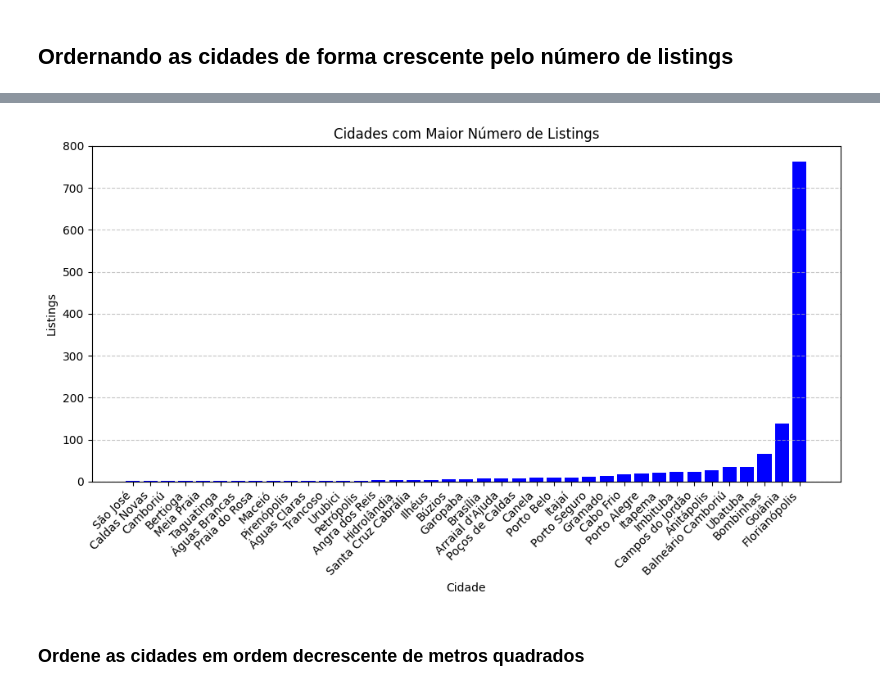
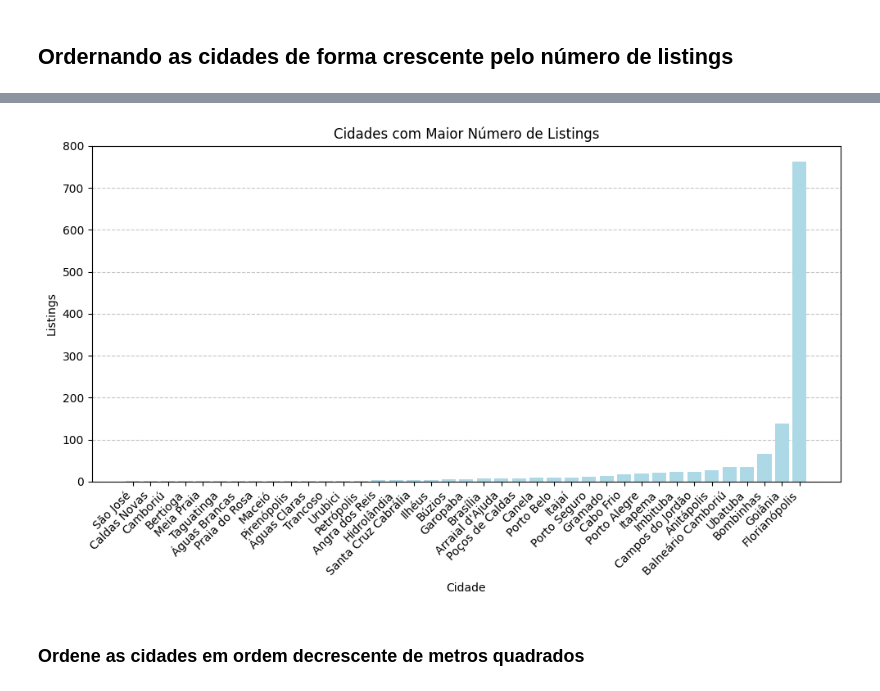
Before and after one commit to JoaoADAP/seazone-data-challenge, a Jupyter notebook: seazone-data-challenge.ipynb, the cells around one changed output, grey strips where cells are left out. Drawn from its saved outputs; the diff is of its cells as text; code cells hidden in the pictures.

```diff
--- a/seazone-data-challenge.ipynb
+++ b/seazone-data-challenge.ipynb
@@ -66,19 +72,18 @@ print(listings.head(10))
 # %%
-#Grafico com as top10 cidades com maior numero de listings
+#Grafico crescente das cidades com maior numero de listings
 
 plt.figure(figsize = (10,6))
-plt.bar(listings['city_name'], listings['listings'], color='blue')
+plt.grid(axis='y', linestyle='--', alpha=0.7,  zorder=1)
 plt.title('Cidades com Maior Número de Listings')
+plt.bar(listings['city_name'], listings['listings'], color='lightblue',  zorder=2)
 plt.xlabel('Cidade')
 plt.ylabel('Listings')
-
-plt.grid(axis='y', linestyle='--', alpha=0.7)
 plt.xticks(rotation=45, ha='right')
 plt.tight_layout()
 
 plt.show()
 # %% [output]
-[figure, old version]
+[figure, new version]
 # %% [markdown]
 ### Ordene as cidades em ordem decrescente de metros quadrados
 # %%
```
Also changed, not shown: parts of 13 cells of this notebook.
